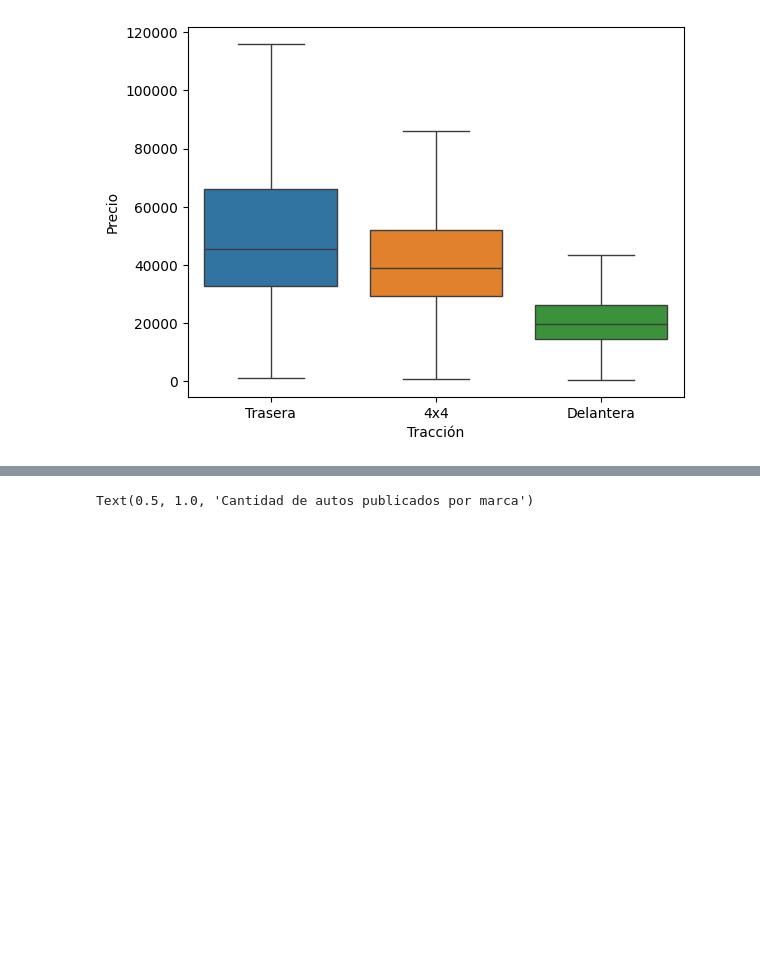
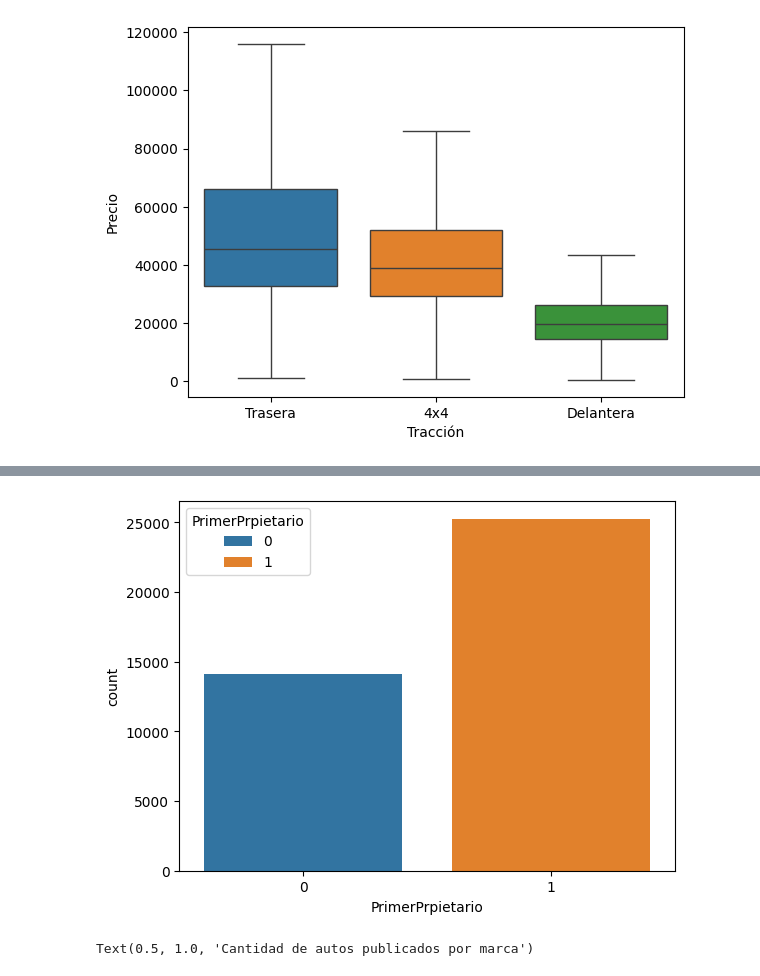
Before and after one commit to emalincic/Primera_Pre-entrega_DS1, a Jupyter notebook: 1er_entregable.ipynb, the cells around one changed output, grey strips where cells are left out. Saved outputs shown, nothing was run; the diff lists cells and outputs as text; code cells hidden in the pictures; blank space fills up the shorter version.

```diff
--- a/1er_entregable.ipynb
+++ b/1er_entregable.ipynb
@@ -203,3 +238,11 @@ plt.show()
+# %%
+sns.countplot(data=df,
+              x='PrimerPrpietario',
+              hue='PrimerPrpietario')
+plt.title('Cantidad de autos los cuales el vendedor es el primer propietario del auto')
+plt.show()
+# %% [output]
+[figure, added]
 # %%
 plt.figure()
 sns.barplot(data=df,
```
Also changed, not shown: parts of 7 cells of this notebook.
